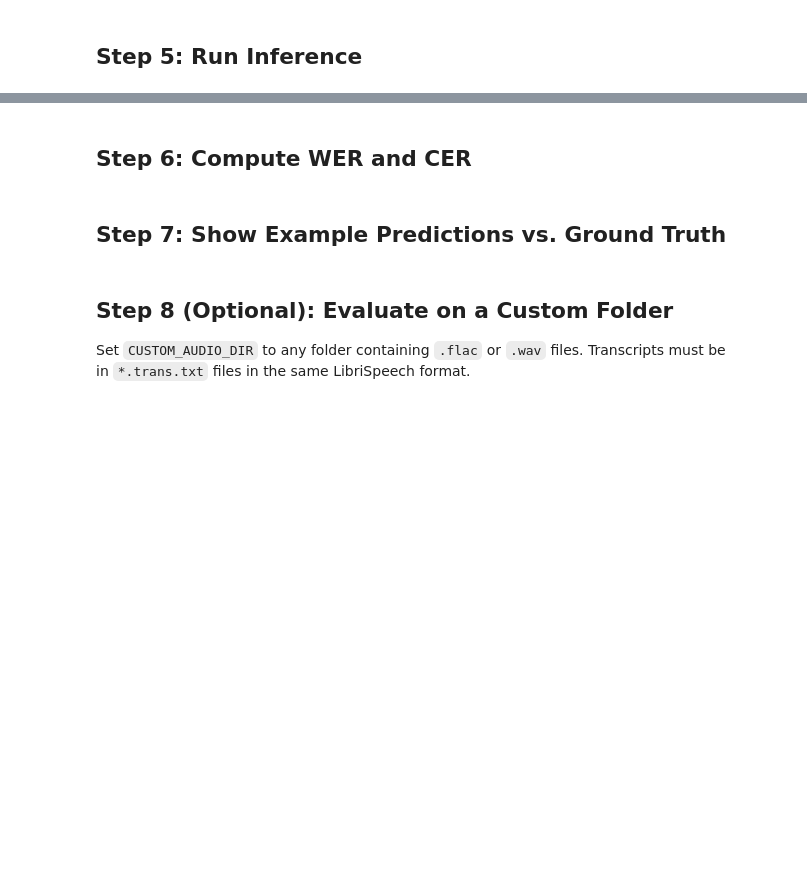
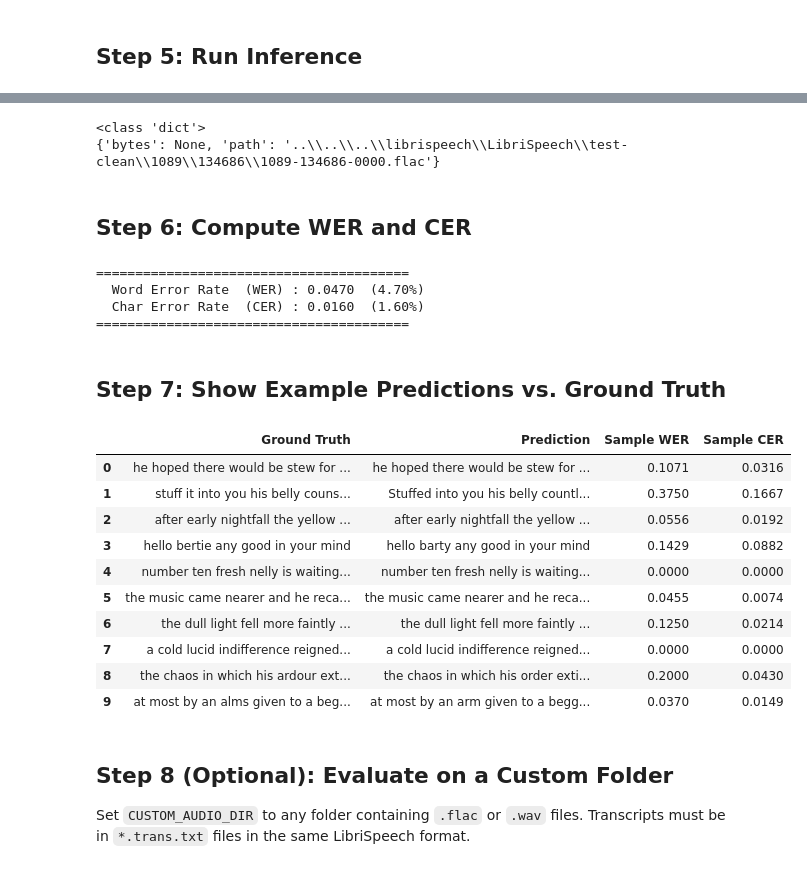
Before and after one commit to vikranthreddimasu/PronounceAI, a Jupyter notebook: model/module_1/notebooks/notebook2_evaluation.ipynb, the cells around one changed output, grey strips where cells are left out. Cells and saved outputs as stored; diff of their text form; code cells hidden in the pictures; blank space fills up the shorter version.

Commit message:
weights and models saved after first run

```diff
--- a/model/module_1/notebooks/notebook2_evaluation.ipynb
+++ b/model/module_1/notebooks/notebook2_evaluation.ipynb
@@ -82,7 +109,8 @@ def transcribe_batch(audio_arrays: list) -> list:
         audio_arrays,
         sampling_rate=SAMPLE_RATE,
         return_tensors="pt",
-        padding=True,
+        padding="max_length",
+        truncation=True,
     ).input_features.to(device)
 
     with torch.no_grad():
@@ -91,16 +119,32 @@ def transcribe_batch(audio_arrays: list) -> list:
     return processor.batch_decode(predicted_ids, skip_special_tokens=True)
 
 
+def load_audio(path: str) -> np.ndarray:
+    """Load a .flac/.wav file with soundfile and resample to SAMPLE_RATE if needed."""
+    import soundfile as sf
+    import torchaudio.functional as F_audio
+    array, sr = sf.read(path, dtype="float32")
+    if array.ndim > 1:
+        array = array.mean(axis=1)  # stereo -> mono
+    if sr != SAMPLE_RATE:
+        tensor = torch.from_numpy(array).unsqueeze(0)
+        tensor = F_audio.resample(tensor, sr, SAMPLE_RATE)
+        array = tensor.squeeze(0).numpy()
+    return array
+
+
 predictions, references = [], []
 BATCH_SIZE = 8
 
-for i in range(0, len(eval_dataset), BATCH_SIZE):
-    batch = eval_dataset[i : i + BATCH_SIZE]
-    audio_arrays = [a["array"] for a in batch["audio"]]
+raw_dataset = eval_dataset.cast_column("audio", Audio(decode=False))
+
+for i in range(0, len(raw_dataset), BATCH_SIZE):
+    batch = raw_dataset[i : i + BATCH_SIZE]
+    audio_arrays = [load_audio(a["path"]) for a in batch["audio"]]
     preds = transcribe_batch(audio_arrays)
     predictions.extend(preds)
     references.extend(batch["sentence"])
     if (i // BATCH_SIZE) % 5 == 0:
-        print(f"  Processed {min(i + BATCH_SIZE, len(eval_dataset))} / {len(eval_dataset)}")
+        print(f"  Processed {min(i + BATCH_SIZE, len(raw_dataset))} / {len(raw_dataset)}")
 
 print("Inference complete.")
@@ -107,3 +164,12 @@ print("Inference complete.")
+# %%
+# Debug: inspect what keys the audio dict has when decode=False
+raw_dataset = eval_dataset.cast_column("audio", Audio(decode=False))
+sample = raw_dataset[0]
+print(type(sample["audio"]))
+print(sample["audio"])
+# %% [output]
+<class 'dict'>
+{'bytes': None, 'path': '..\\..\\..\\librispeech\\LibriSpeech\\test-clean\\1089\\134686\\1089-134686-0000.flac'}
 # %% [markdown]
 ## Step 6: Compute WER and CER
 # %%
@@ -117,26 +183,49 @@ print(f"\n{'='*40}")
 print(f"  Word Error Rate  (WER) : {wer:.4f}  ({wer*100:.2f}%)")
 print(f"  Char Error Rate  (CER) : {cer:.4f}  ({cer*100:.2f}%)")
 print(f"{'='*40}")
+# %% [output]
+========================================
+  Word Error Rate  (WER) : 0.0470  (4.70%)
+  Char Error Rate  (CER) : 0.0160  (1.60%)
+========================================
 # %% [markdown]
 ## Step 7: Show Example Predictions vs. Ground Truth
 # %%
 N_EXAMPLES = 10
 
 results_df = pd.DataFrame({
     "Ground Truth" : references[:N_EXAMPLES],
     "Prediction"   : predictions[:N_EXAMPLES],
 })
 
-# Per-sample WER for context
 results_df["Sample WER"] = results_df.apply(
     lambda row: round(
         wer_metric.compute(predictions=[row["Prediction"]], references=[row["Ground Truth"]]), 4
     ),
     axis=1,
 )
 
+results_df["Sample CER"] = results_df.apply(
+    lambda row: round(
+        cer_metric.compute(predictions=[row["Prediction"]], references=[row["Ground Truth"]]), 4
+    ),
+    axis=1,
+)
+
 pd.set_option("display.max_colwidth", 80)
 display(results_df)
+# %% [output]
+|  | Ground Truth | Prediction | Sample WER | Sample CER |
+| 0 | he hoped there would be stew for ... | he hoped there would be stew for ... | 0.1071 | 0.0316 |
+| 1 | stuff it into you his belly couns... | Stuffed into you his belly countl... | 0.3750 | 0.1667 |
+| 2 | after early nightfall the yellow ... | after early nightfall the yellow ... | 0.0556 | 0.0192 |
+| 3 | hello bertie any good in your mind | hello barty any good in your mind | 0.1429 | 0.0882 |
+| 4 | number ten fresh nelly is waiting... | number ten fresh nelly is waiting... | 0.0000 | 0.0000 |
+| 5 | the music came nearer and he reca... | the music came nearer and he reca... | 0.0455 | 0.0074 |
+| 6 | the dull light fell more faintly ... | the dull light fell more faintly ... | 0.1250 | 0.0214 |
+| 7 | a cold lucid indifference reigned... | a cold lucid indifference reigned... | 0.0000 | 0.0000 |
+| 8 | the chaos in which his ardour ext... | the chaos in which his order exti... | 0.2000 | 0.0430 |
+| 9 | at most by an alms given to a beg... | at most by an arm given to a begg... | 0.0370 | 0.0149 |
 # %% [markdown]
 ## Step 8 (Optional): Evaluate on a Custom Folder
 
```
Also changed, not shown: parts of 5 cells of this notebook, 42 other files.
